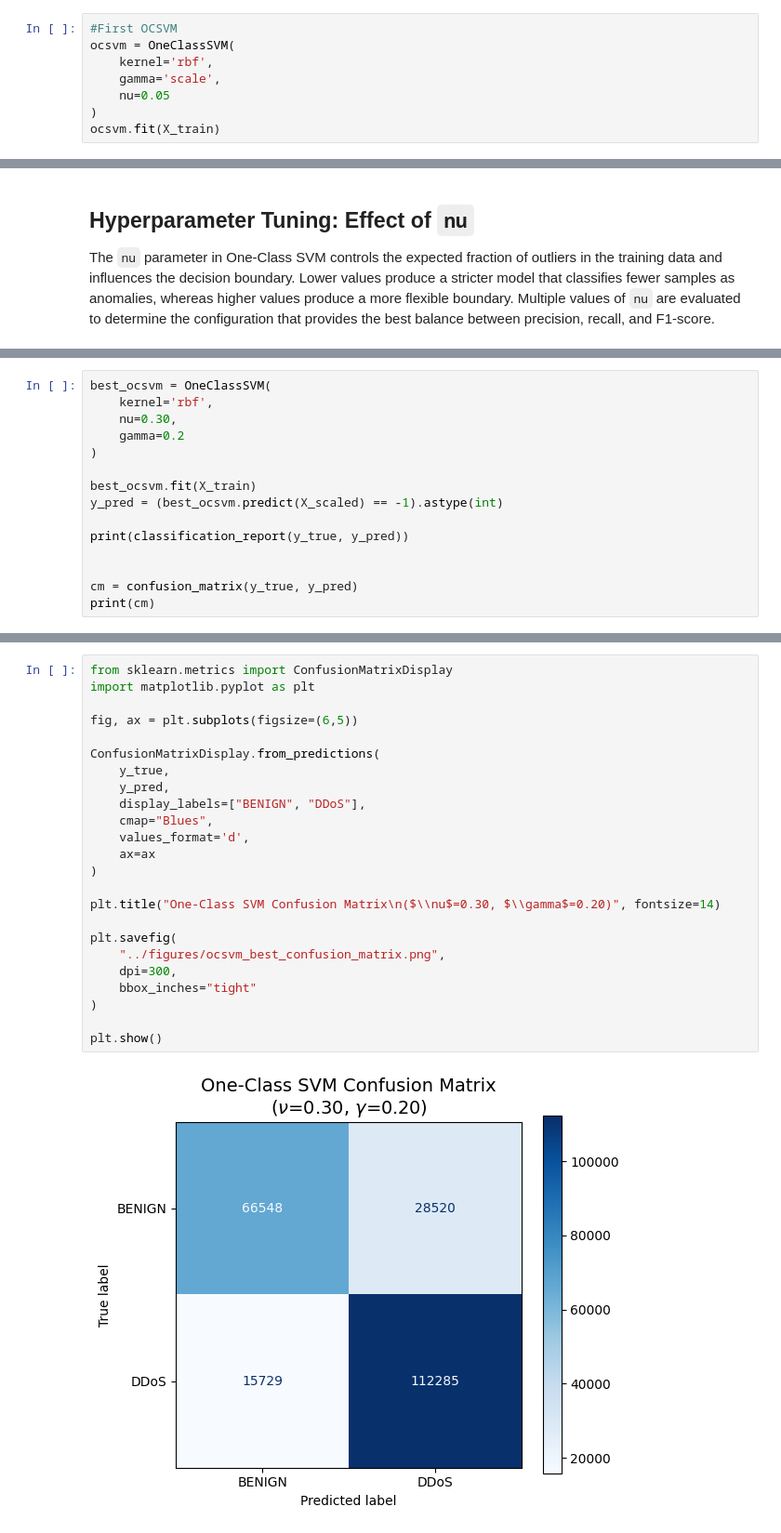
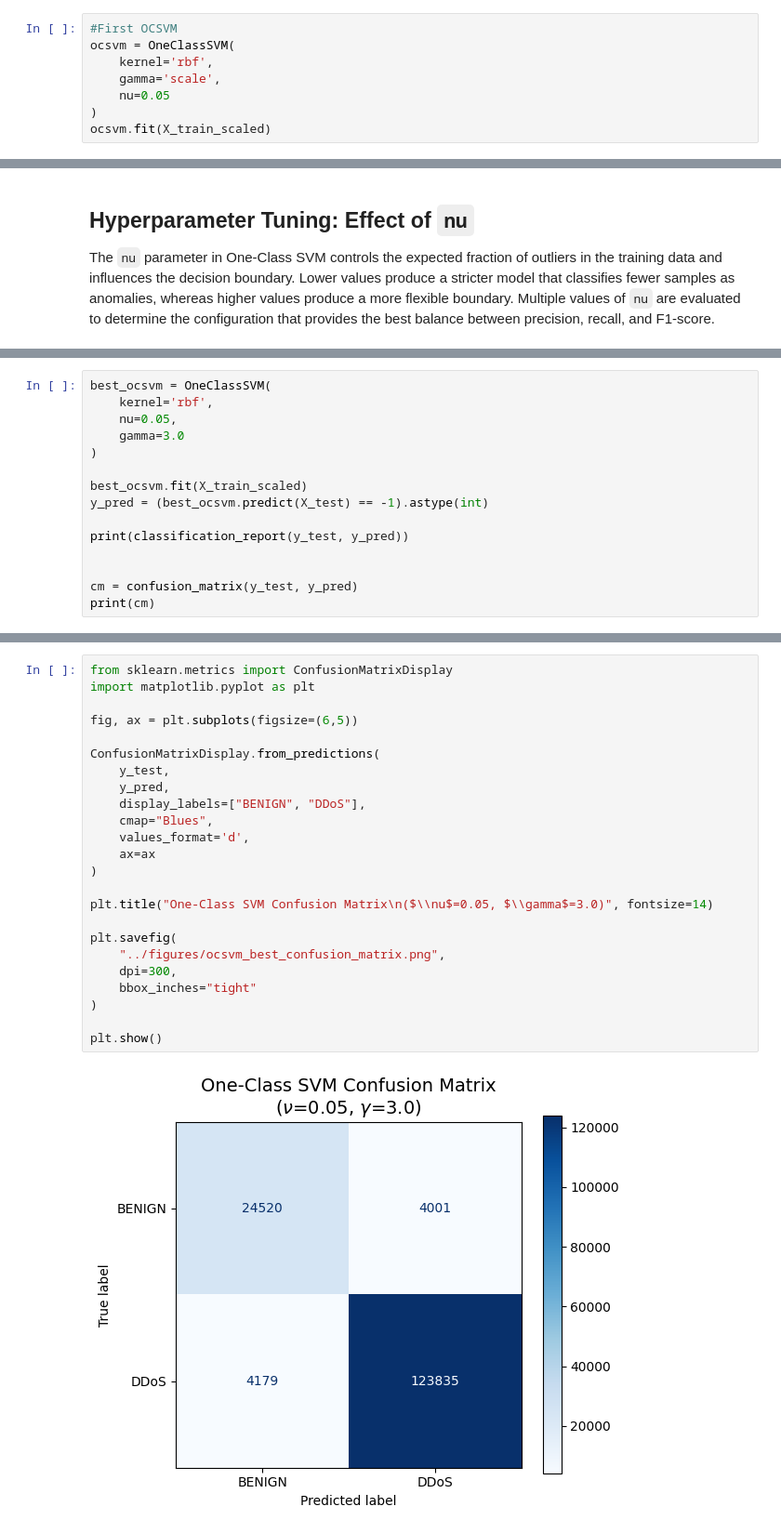
Before and after one commit to yatharthagarwal0620-art/network-anomaly-detection, a Jupyter notebook: notebooks/05_OneClassSVM.ipynb, the cells around one changed output, grey strips where cells are left out. Shown at 93% size. Drawn from its saved outputs; the diff is of its cells as text.

```diff
--- a/notebooks/05_OneClassSVM.ipynb
+++ b/notebooks/05_OneClassSVM.ipynb
@@ -52,7 +83,7 @@ ocsvm = OneClassSVM(
     gamma='scale',
     nu=0.05
 )
-ocsvm.fit(X_train)
+ocsvm.fit(X_train_scaled)
 # %% [output]
 OneClassSVM(nu=0.05)
 # %%
@@ -440,17 +423,17 @@ plt.show()
 # %%
 best_ocsvm = OneClassSVM(
     kernel='rbf',
-    nu=0.30,
-    gamma=0.2
+    nu=0.05,
+    gamma=3.0
 )
 
-best_ocsvm.fit(X_train)
-y_pred = (best_ocsvm.predict(X_scaled) == -1).astype(int)
+best_ocsvm.fit(X_train_scaled)
+y_pred = (best_ocsvm.predict(X_test) == -1).astype(int)
 
-print(classification_report(y_true, y_pred))
+print(classification_report(y_test, y_pred))
 
 
-cm = confusion_matrix(y_true, y_pred)
+cm = confusion_matrix(y_test, y_pred)
 print(cm)
 # %% [output]
               precision    recall  f1-score   support
@@ -477,29 +453,29 @@ Overall, the optimized One-Class SVM outperformed both the Z-Score and Isolation
 # %%
 from sklearn.metrics import ConfusionMatrixDisplay
 import matplotlib.pyplot as plt
 
 fig, ax = plt.subplots(figsize=(6,5))
 
 ConfusionMatrixDisplay.from_predictions(
-    y_true,
+    y_test,
     y_pred,
     display_labels=["BENIGN", "DDoS"],
     cmap="Blues",
     values_format='d',
     ax=ax
 )
 
-plt.title("One-Class SVM Confusion Matrix\n($\\nu$=0.30, $\\gamma$=0.20)", fontsize=14)
+plt.title("One-Class SVM Confusion Matrix\n($\\nu$=0.05, $\\gamma$=3.0)", fontsize=14)
 
 plt.savefig(
     "../figures/ocsvm_best_confusion_matrix.png",
     dpi=300,
     bbox_inches="tight"
 )
 
 plt.show()
 # %% [output]
-[figure, old version]
+[figure, new version]
 # %%
 from sklearn.metrics import classification_report
 
```
Also changed, not shown: parts of 24 cells of this notebook, 5 other files.
